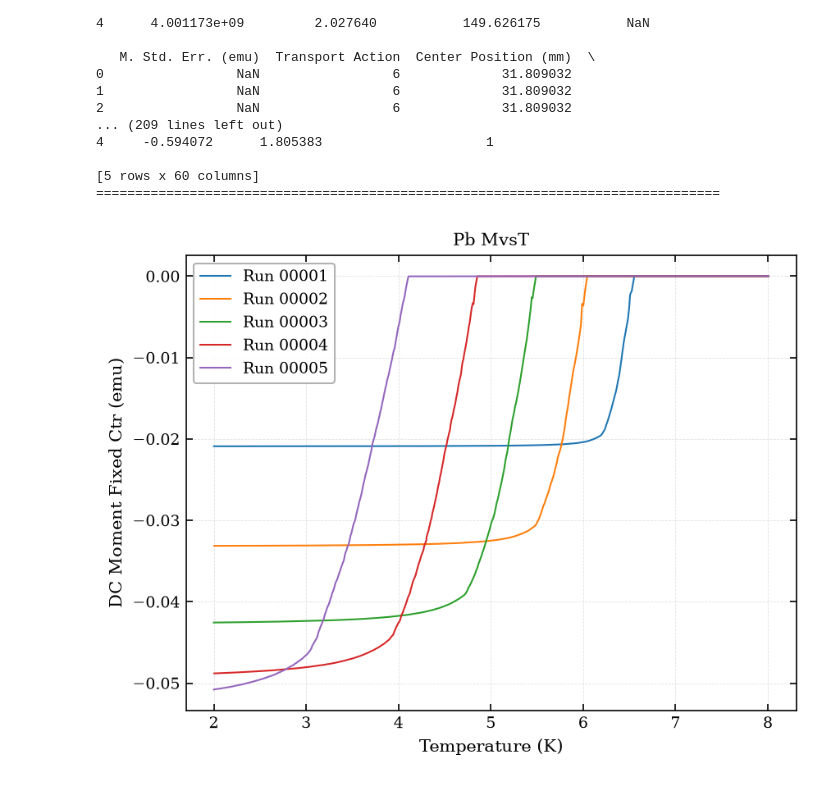
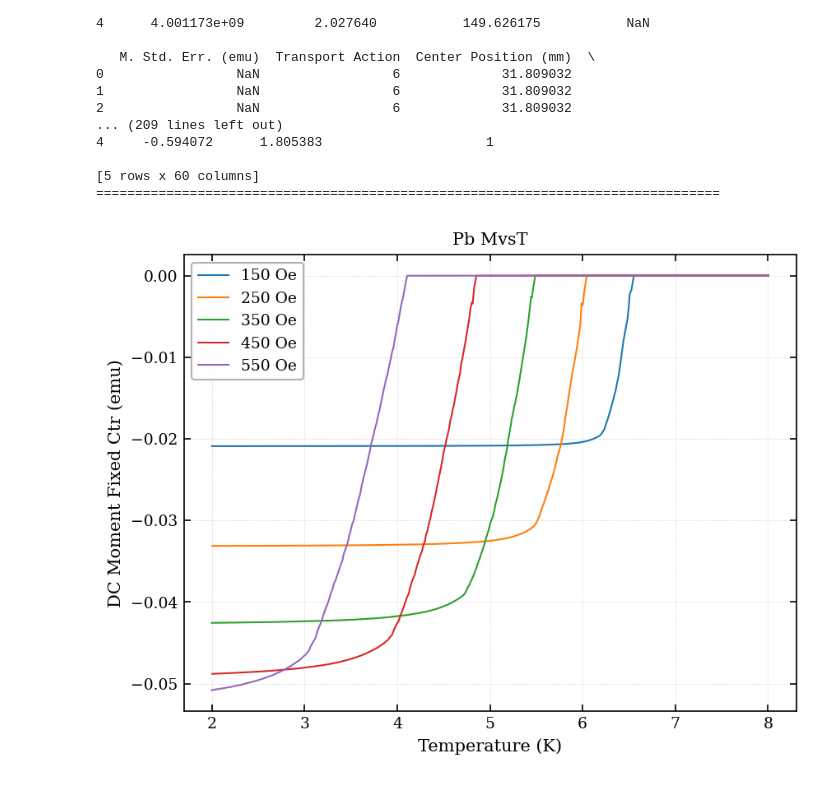
Before and after one commit to OlliePentecost/high-temperature-superconductivity, a Jupyter notebook: 2026-10-15-Pb-ZFC-FW-FC.ipynb, the cells around one changed output. Cells and saved outputs as stored; diff of their text form; code cells hidden in the pictures.

```diff
--- a/2026-10-15-Pb-ZFC-FW-FC.ipynb
+++ b/2026-10-15-Pb-ZFC-FW-FC.ipynb
@@ -83,7 +83,7 @@ Text(0.5, 0, 'Temperature (K)')
 from pathlib import Path
 runs = {}
 pathlist = Path(
-    "data/2026/10/26-10-15 Pb Analysis Folder"
+    r"C:\Users\olive\OneDrive - University of Bristol\Final Project\Data\Ollie_and_Ben\2026\10\Pb MvsT FW Various H"
 ).glob("**/*.dat")
 for path in sorted(pathlist):
     run_number = path.stem[-5:]
@@ -96,6 +96,13 @@ Run 00002
 Run 00003
 Run 00004
 Run 00005
+# %%
+field_column = "Magnetic Field (Oe)"
+field_labels = {}
+
+for run_number, dataframe in runs.items():
+    mean_field = dataframe[field_column].mean()
+    field_labels[run_number] = f"{mean_field:.0f} Oe"
 # %%
 for run_number, dataframe in runs.items():
     print(f"Run {run_number}")
@@ -122,16 +129,16 @@ Run 00001
 # %%
 
 for run_number, dataframe in runs.items():
     plt.plot(
         dataframe["Temperature (K)"],
         dataframe["DC Moment Fixed Ctr (emu)"],
-        label=f"Run {run_number}",
+        label=field_labels[run_number],
     )
 
 plt.title("Pb MvsT")
 plt.xlabel("Temperature (K)")
 plt.ylabel("DC Moment Fixed Ctr (emu)")
 plt.legend()
 plt.show()
 # %% [output]
-[figure, old version]
+[figure, new version]
```
Also changed, not shown: parts of 4 cells of this notebook.
